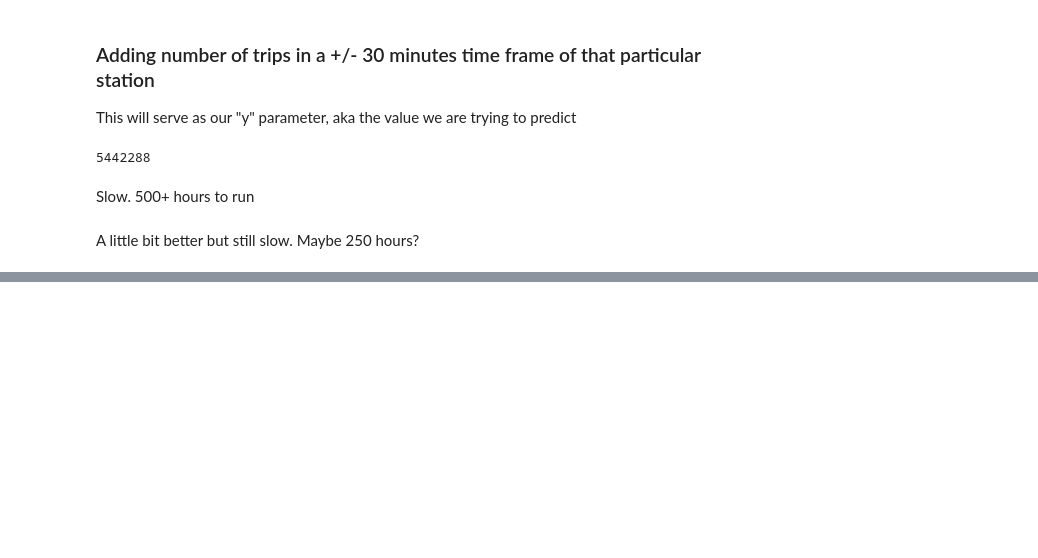
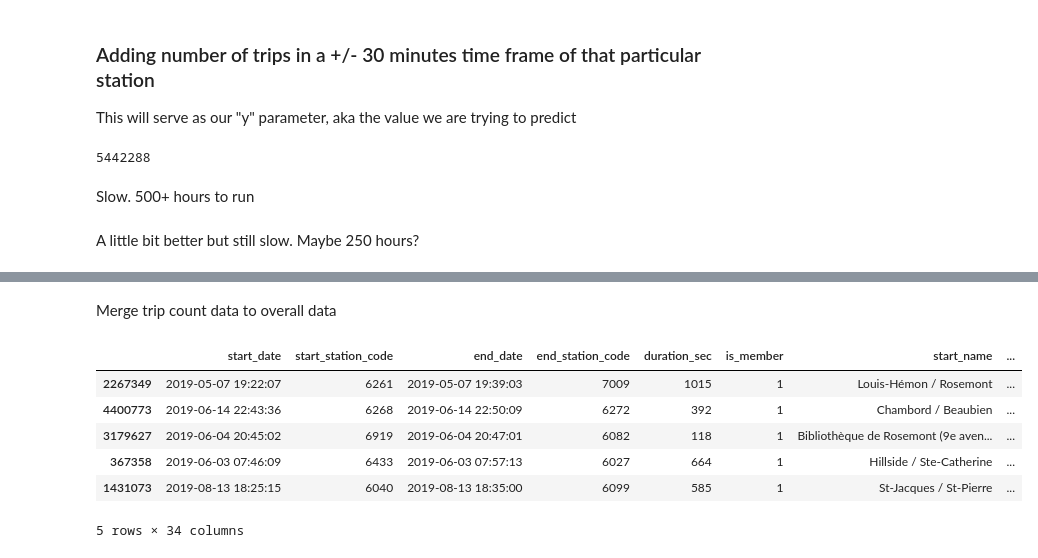
Before and after one commit to Star-Shopping/comp432-bixi-ml, a Jupyter notebook: BIXI.ipynb, the cells around one changed output, grey strips where cells are left out. Saved outputs shown, nothing was run; the diff lists cells and outputs as text; code cells hidden in the pictures; blank space fills up the shorter version.

Commit message:
Process trip_count data

```diff
--- a/BIXI.ipynb
+++ b/BIXI.ipynb
@@ -352,0 +352,2 @@ processed.sort_values(by='start_date')
+# %%
+trip_count_temp_file = np.load('./data/trip_count_temp.npy', allow_pickle=True)
@@ -352,0 +356,11 @@ processed.sort_values(by='start_date')
+# %%
+trip_count_series = pd.Series()
+
+with tqdm(total=len(trip_count_temp_file)) as pbar: # Progress bar
+    for series in trip_count_temp_file:
+        trip_count_series = trip_count_series.append(series)
+        pbar.update(1)
+
+print(trip_count_series.shape)
+trip_count_series = trip_count_series.sort_index()
+trip_count_series.describe()
@@ -352,0 +378,16 @@ processed.sort_values(by='start_date')
+# %% [markdown]
+Merge trip count data to overall data
+# %%
+temp = pd.concat([temp, trip_count_series], axis=1, sort=False)
+# %%
+temp = temp.rename({0: "trip_count"}, axis=1)
+# %%
+temp.sample(5)
+# %% [output]
+|  | start_date | start_station_code | end_date | end_station_code | duration_sec | is_member | start_name | ... |
+| 2267349 | 2019-05-07 19:22:07 | 6261 | 2019-05-07 19:39:03 | 7009 | 1015 | 1 | Louis-Hémon / Rosemont | ... |
+| 4400773 | 2019-06-14 22:43:36 | 6268 | 2019-06-14 22:50:09 | 6272 | 392 | 1 | Chambord / Beaubien | ... |
+| 3179627 | 2019-06-04 20:45:02 | 6919 | 2019-06-04 20:47:01 | 6082 | 118 | 1 | Bibliothèque de Rosemont (9e aven... | ... |
+| 367358 | 2019-06-03 07:46:09 | 6433 | 2019-06-03 07:57:13 | 6027 | 664 | 1 | Hillside / Ste-Catherine | ... |
+| 1431073 | 2019-08-13 18:25:15 | 6040 | 2019-08-13 18:35:00 | 6099 | 585 | 1 | St-Jacques / St-Pierre | ... |
+5 rows × 34 columns
```
Also changed, not shown: parts of 13 cells of this notebook.
